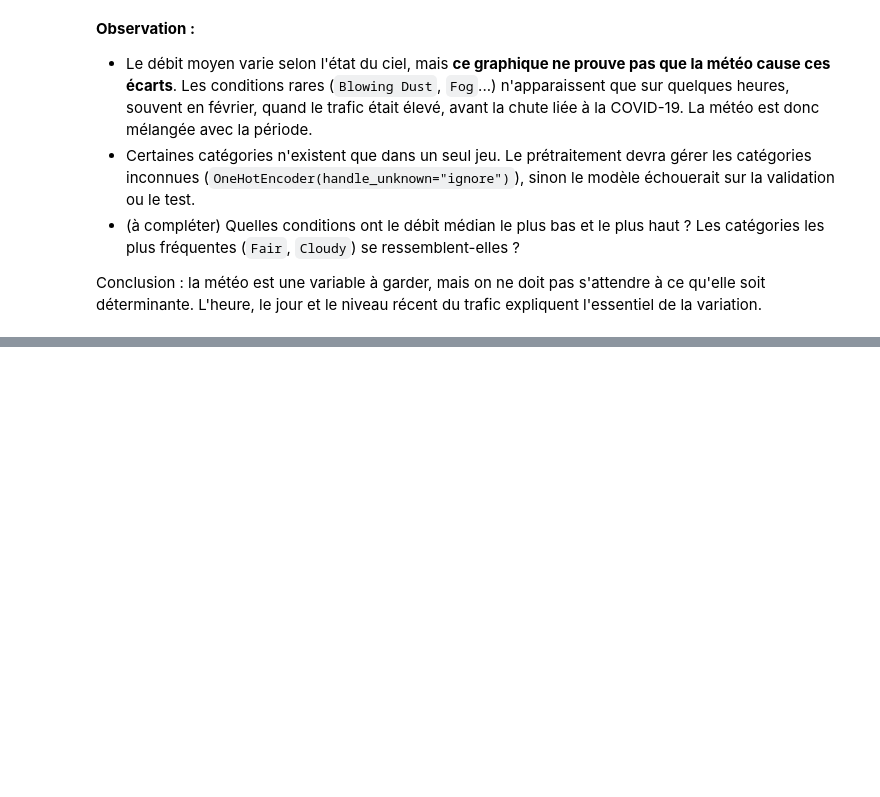
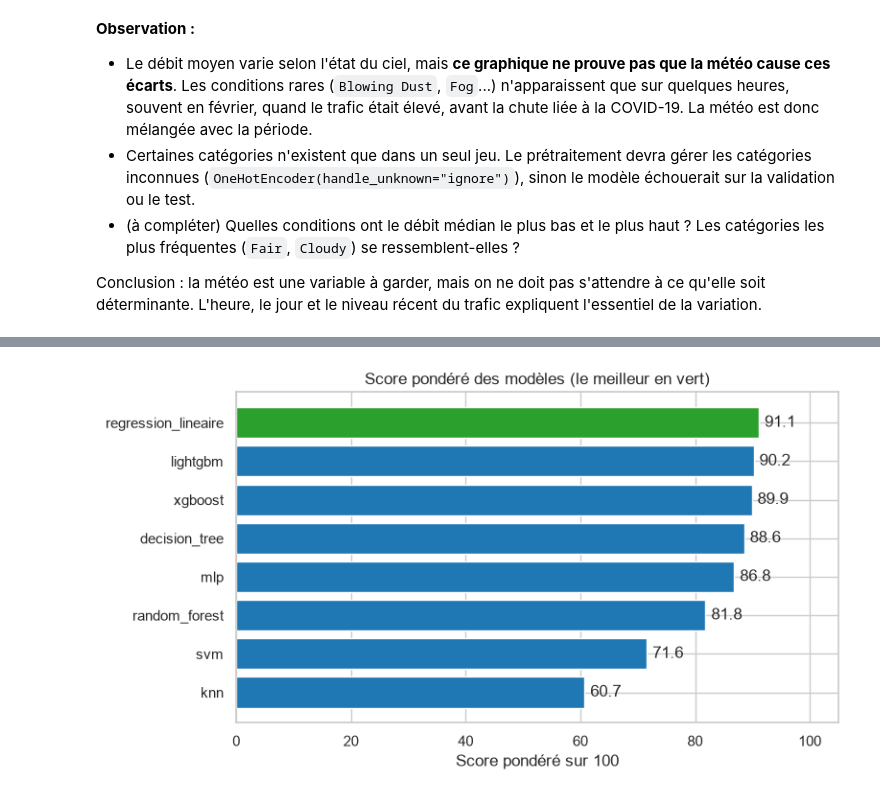
Before and after one commit to Honore-M12/traffic-prediction-system, a Jupyter notebook: notebooks/03_models.ipynb, the cells around one changed output, grey strips where cells are left out. Saved outputs shown, nothing was run; the diff lists cells and outputs as text; code cells hidden in the pictures; blank space fills up the shorter version.

```diff
--- a/notebooks/03_models.ipynb
+++ b/notebooks/03_models.ipynb
@@ -1829,0 +831,27 @@ La méthode est restée la même pour tous : découpage chronologique 70 / 15 /
+# %%
+def difference_mae(nom_a, nom_b, n_rep=2000, taille_bloc=288):
+    """Écart de MAE (a − b) avec intervalle de confiance à 95 %, bootstrap apparié par blocs d'une journée."""
+    ea = np.abs(y_val.values - predictions_val[nom_a])
+    eb = np.abs(y_val.values - predictions_val[nom_b])
+    rng = np.random.default_rng(SEED)
+    n, nb = len(ea), len(ea) // taille_bloc
+    deplacements = np.arange(taille_bloc)
+    ecarts = np.empty(n_rep)
+    for i in range(n_rep):
+        debuts = rng.integers(0, n - taille_bloc, nb)
+        idx = (debuts[:, None] + deplacements).ravel()
+        ecarts[i] = ea[idx].mean() - eb[idx].mean()
+    bas, haut = np.percentile(ecarts, [2.5, 97.5])
+    return ea.mean() - eb.mean(), bas, haut
+
+meilleur = scores.index[0]
+lignes = []
+for nom in scores.index:
+    for ref in ["persistance", meilleur]:
+        if nom == ref:
+            continue
+        ecart, bas, haut = difference_mae(nom, ref)
+        lignes.append({"modèle": nom, "référence": ref, "écart MAE": ecart,
+                       "IC95 bas": bas, "IC95 haut": haut, "significatif": (bas > 0) or (haut < 0)})
+tests = pd.DataFrame(lignes)
+tests.round(2)
@@ -1829,0 +875,15 @@ La méthode est restée la même pour tous : découpage chronologique 70 / 15 /
+# %%
+t = scores.sort_values("score")
+couleurs = ["tab:green" if m == meilleur else "tab:blue" for m in t.index]
+
+plt.figure(figsize=(8, 4.5))
+plt.barh(t.index, t["score"], color=couleurs)
+for i, v in enumerate(t["score"]):
+    plt.text(v + 1, i, f"{v:.1f}", va="center")
+plt.xlim(0, 105)
+plt.xlabel("Score pondéré sur 100")
+plt.title("Score pondéré des modèles (le meilleur en vert)")
+plt.tight_layout()
+plt.show()
+# %% [output]
+[figure, added]
```
Also changed, not shown: parts of 122 cells of this notebook.
